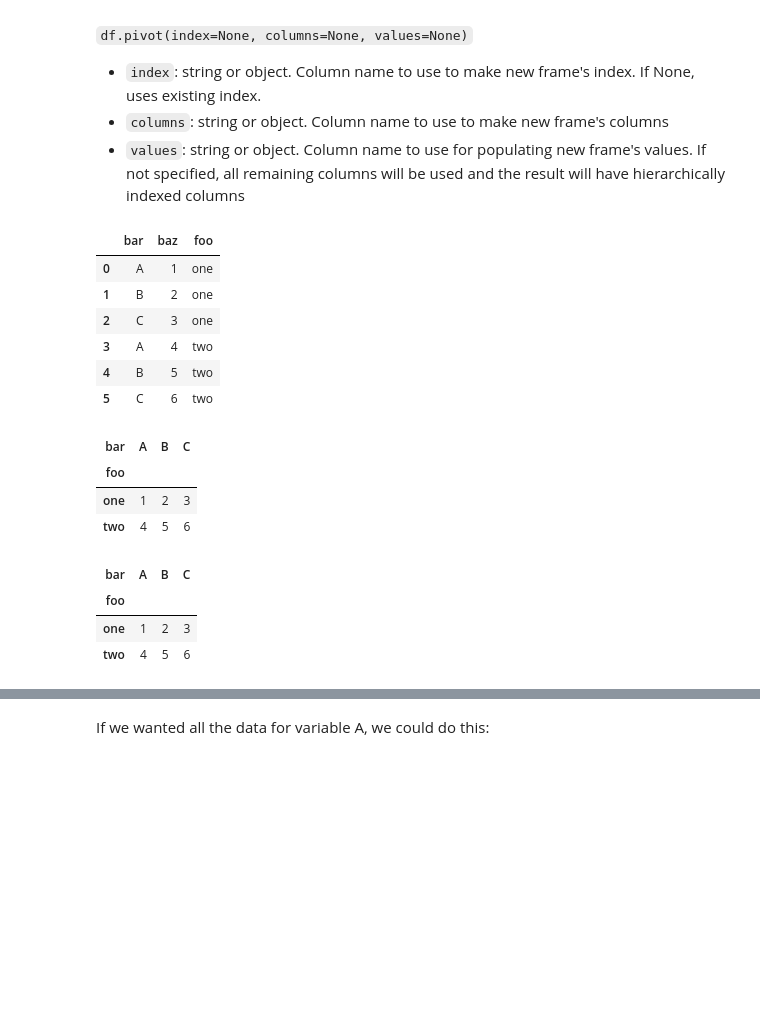
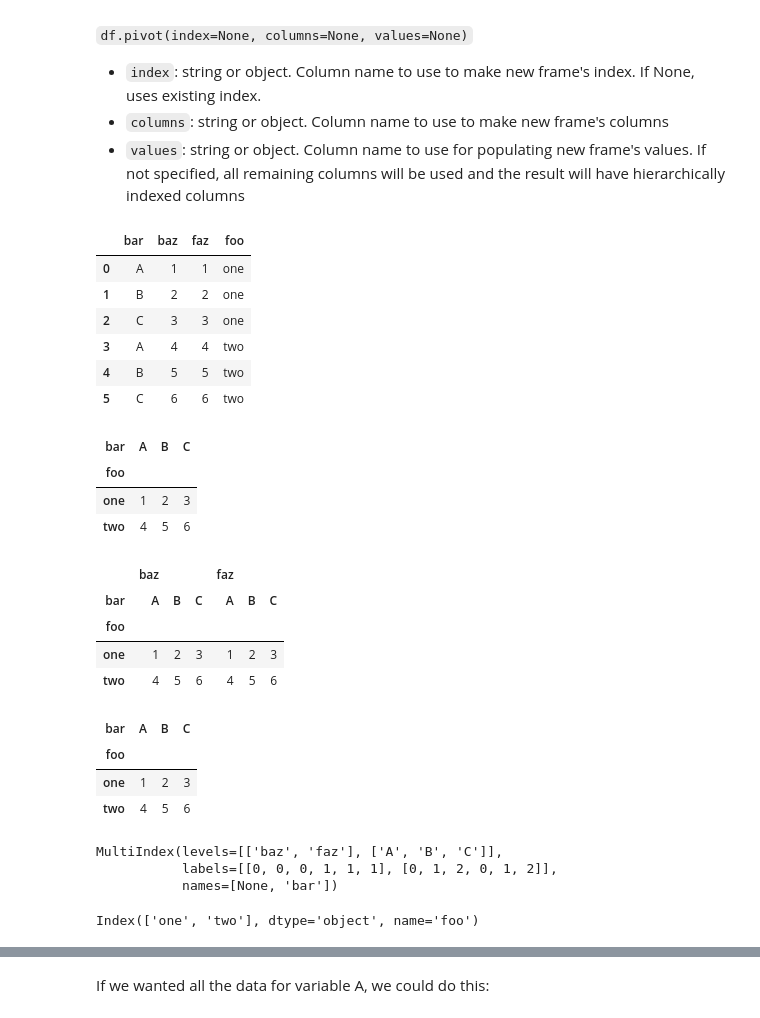
Before and after one commit to cuttlefishh/python-for-data-analysis, a Jupyter notebook: lessons/lesson16.ipynb, the cells around one changed output, grey strips where cells are left out. Cells and saved outputs as stored; diff of their text form; code cells hidden in the pictures; blank space fills up the shorter version.

```diff
--- a/lessons/lesson16.ipynb
+++ b/lessons/lesson16.ipynb
@@ -236,18 +264,19 @@ Reshape data (produce a "pivot" table) based on column values. Uses unique value
 # %%
 # example 1:
 
 df = pd.DataFrame({'foo': ['one','one','one','two','two','two'],
                        'bar': ['A', 'B', 'C', 'A', 'B', 'C'],
-                       'baz': [1, 2, 3, 4, 5, 6]})
+                       'baz': [1, 2, 3, 4, 5, 6],
+                       'faz': [1, 2, 3, 4, 5, 6]})
 df
 # %% [output]
-|  | bar | baz | foo |
-| 0 | A | 1 | one |
-| 1 | B | 2 | one |
-| 2 | C | 3 | one |
-| 3 | A | 4 | two |
-| 4 | B | 5 | two |
-| 5 | C | 6 | two |
+|  | bar | baz | faz | foo |
+| 0 | A | 1 | 1 | one |
+| 1 | B | 2 | 2 | one |
+| 2 | C | 3 | 3 | one |
+| 3 | A | 4 | 4 | two |
+| 4 | B | 5 | 5 | two |
+| 5 | C | 6 | 6 | two |
 # %%
 df.pivot(index='foo', columns='bar', values='baz')
 # %% [output]
@@ -256,12 +285,33 @@ df.pivot(index='foo', columns='bar', values='baz')
 | one | 1 | 2 | 3 |
 | two | 4 | 5 | 6 |
 # %%
-df.pivot(index='foo', columns='bar')['baz']
+df_pivot = df.pivot(index='foo', columns='bar')
+df_pivot #['baz']
 # %% [output]
-| bar | A | B | C |
-| foo |  |  |  |
-| one | 1 | 2 | 3 |
-| two | 4 | 5 | 6 |
+|  | baz |  |  | faz |  |  |
+| bar | A | B | C | A | B | C |
+| foo |  |  |  |  |  |  |
+| one | 1 | 2 | 3 | 1 | 2 | 3 |
+| two | 4 | 5 | 6 | 4 | 5 | 6 |
+# %%
+df_pivot['baz']
+# %% [output]
+| bar | A | B | C |
+| foo |  |  |  |
+| one | 1 | 2 | 3 |
+| two | 4 | 5 | 6 |
+# %%
+# columns is multi-level
+df_pivot.columns
+# %% [output]
+MultiIndex(levels=[['baz', 'faz'], ['A', 'B', 'C']],
+           labels=[[0, 0, 0, 1, 1, 1], [0, 1, 2, 0, 1, 2]],
+           names=[None, 'bar'])
+# %%
+# index is not multi-level
+df_pivot.index
+# %% [output]
+Index(['one', 'two'], dtype='object', name='foo')
 # %%
 # example 2: create a dataframe that's "stacked"
 
```
Also changed, not shown: parts of 22 cells of this notebook.
